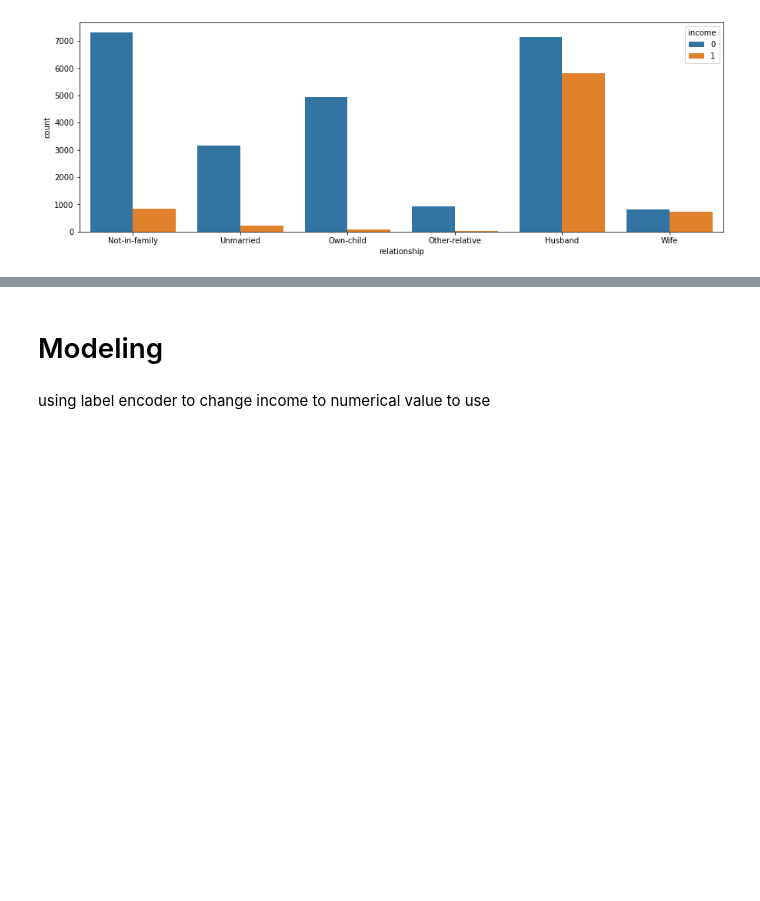
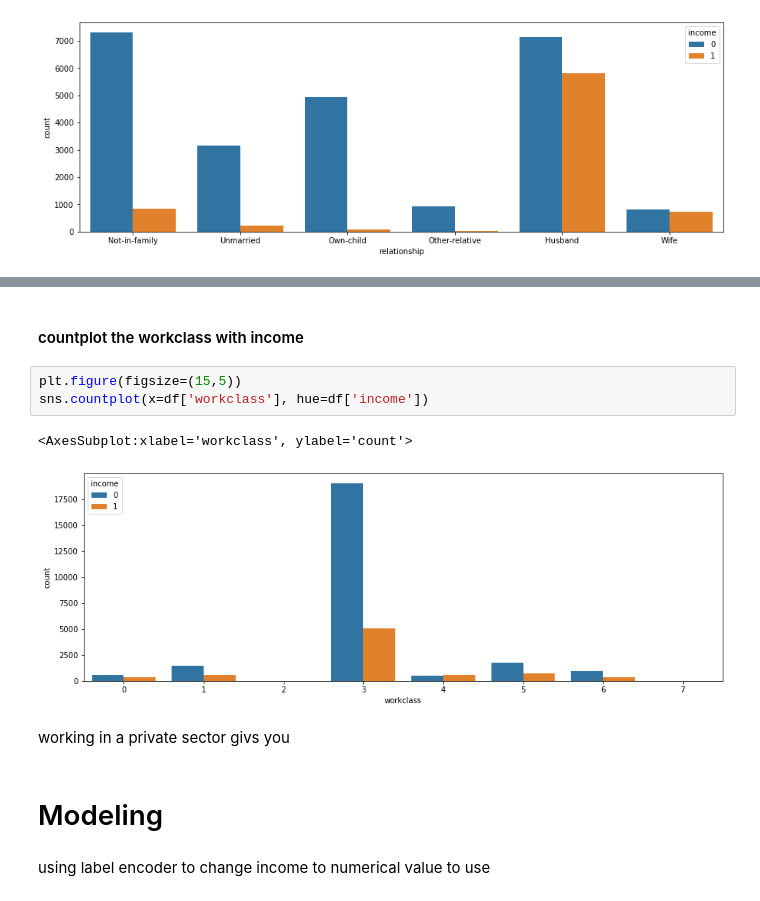
Before and after one commit to MalikAlansari/DataScience, a Jupyter notebook: MyProject.ipynb, the cells around one changed output, grey strips where cells are left out. Cells and saved outputs as stored; diff of their text form; blank space fills up the shorter version.

```diff
--- a/MyProject.ipynb
+++ b/MyProject.ipynb
@@ -456,5 +452,15 @@ sns.histplot(df.workclass ,bins=8);
-# %% [markdown]
-# Modeling
+# %% [markdown]
+#### countplot the workclass with income
+# %%
+plt.figure(figsize=(15,5))
+sns.countplot(x=df['workclass'], hue=df['income'])
+# %% [output]
+<AxesSubplot:xlabel='workclass', ylabel='count'>
+[figure, added]
+# %% [markdown]
+working in a private sector givs you
+# %% [markdown]
+# Modeling
 # %% [markdown]
 using label encoder to change income to numerical value to use
 # %%
```
Also changed, not shown: parts of 49 cells of this notebook.
